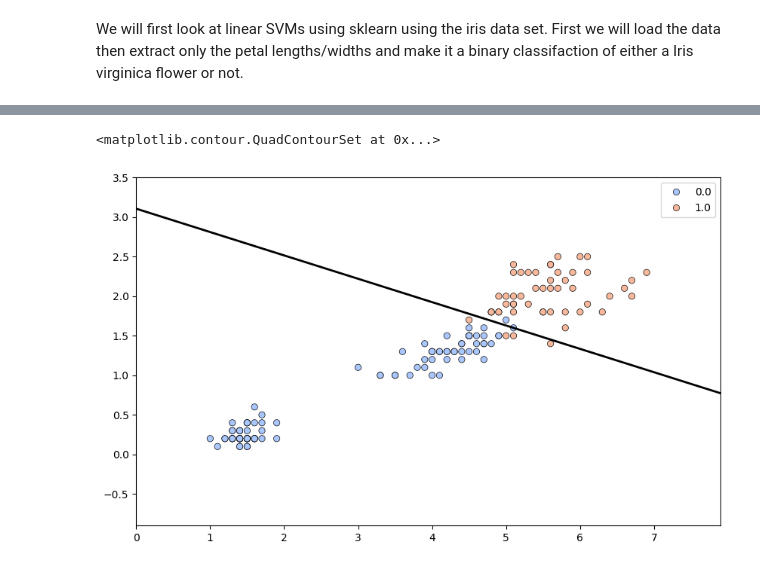
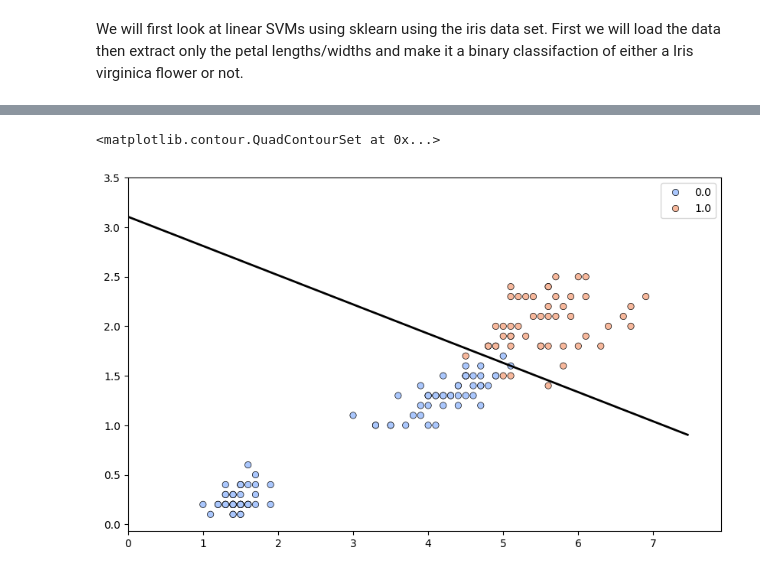
Before and after one commit to jackgoodsall/Learning-Machine-Learning-, a Jupyter notebook: SupervisedML/SVM's/AllThingsSVM.ipynb, the cells around one changed output, grey strips where cells are left out. Cells and saved outputs as stored; diff of their text form; code cells hidden in the pictures.

```diff
--- a/SupervisedML/SVM's/AllThingsSVM.ipynb
+++ b/SupervisedML/SVM's/AllThingsSVM.ipynb
@@ -28,36 +23,46 @@ y = (iris["target"] == 2).astype(np.float64)
 # %%
+# Create a data pipline, first scaling and then applying a Linear SVC
 svm_linear_pip = Pipeline([
     ("scaler", StandardScaler()),
     ("linear_svc", LinearSVC(C=1, loss = "hinge"))
 ])
 
+# Fit the data using the pipe line
 svm_linear_pip.fit(X, y)
 
+# Extract the LinearSVC object
 svc_linar = svm_linear_pip["linear_svc"]
+# Extract the StandardScaler Object
 scaler = svm_linear_pip.named_steps["scaler"]
 
-
+# Extract the svc's coefficents
 coef = svc_linar.coef_
+# Extract the svc's intercept
 intercept = svc_linar.intercept_
 
+# Create mesh grids
 x_min, x_max = X[:, 0].min() - 1, X[:, 0].max() + 1
-y_min, y_max = X[:, 1].min() - 1, X[:, 1].max() + 1
+y_min, y_max = abs(X[:, 1].min() - 1), X[:, 1].max() + 1
+
 xx, yy = np.meshgrid(np.linspace(x_min, x_max, 100), np.linspace(y_min, y_max, 100))
 
 xy_grid = np.c_[xx.ravel(), yy.ravel()]
 
+# Scale the mesh grid
 xy_grid_scaled = scaler.transform(xy_grid)
 
+# Calculate the decession boundry
 Z = np.dot(xy_grid_scaled, coef[0]) + intercept
 Z = Z.reshape(xx.shape)
 
-
+# Create figure
 plt.figure(figsize=(10, 6))
 
+# Plot points
 sb.scatterplot(x=X[:, 0], y=X[:, 1], hue=y, palette="coolwarm", edgecolor='k')
 
-
+# Plot decision boundry
 plt.contour(xx, yy, Z, levels=[0], linewidths=2, colors="black")
 # %% [output]
 <matplotlib.contour.QuadContourSet at 0x...>
-[figure, old version]
+[figure, new version]
```
Also changed, not shown: parts of 1 cell of this notebook.
